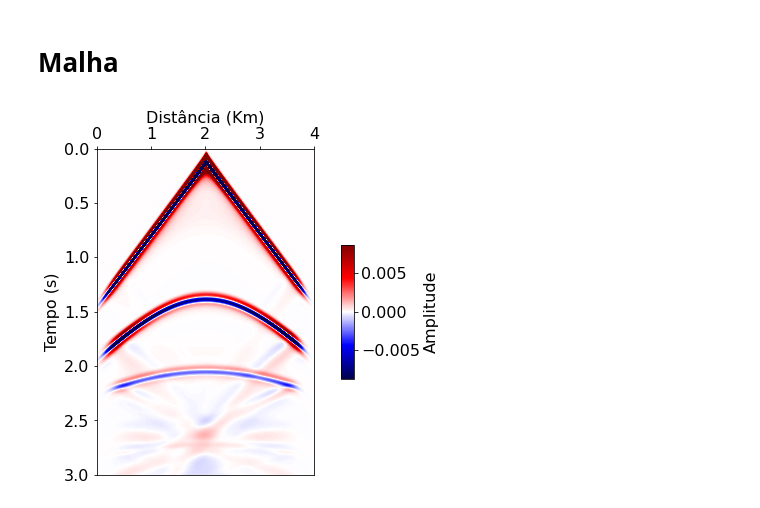
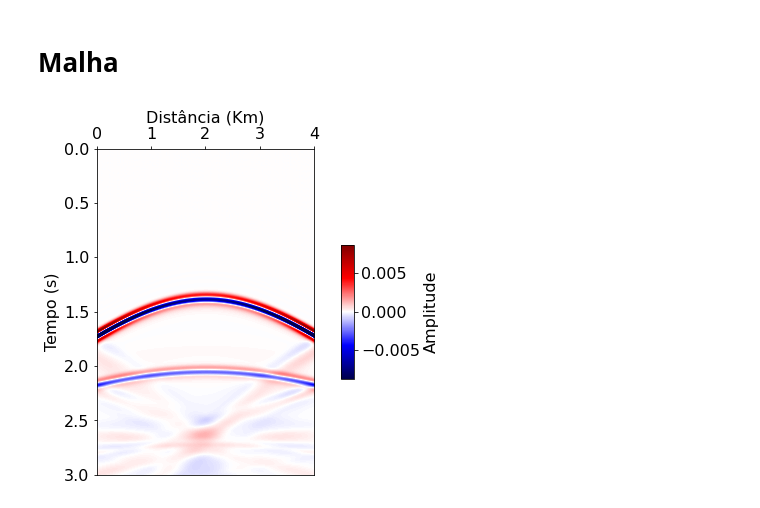
Before and after one commit to thiago-carneiro/mestrado, a Jupyter notebook: procSinais/modelagem.ipynb, the cells around one changed output. Drawn from its saved outputs; the diff is of its cells as text; code cells hidden in the pictures.

```diff
--- a/procSinais/modelagem.ipynb
+++ b/procSinais/modelagem.ipynb
@@ -234,20 +234,20 @@ class malha():
                 self.P2[:self.mod.Na,2:-2] = self.mod.fat_c[:self.mod.Na,2:-2] * self.P2[:self.mod.Na,2:-2]
                 self.P3[:self.mod.Na,2:-2] = self.mod.fat_c[:self.mod.Na,2:-2] * self.P3[:self.mod.Na,2:-2]
                     # Borda inferior
-                for k in range(2, self.mod.Nx - 2):
-                    for i in range(self.mod.Nz - self.mod.Na, self.mod.Nz):
-                        self.P2[i,k] = self.mod.fat_c[i,k] * self.P2[i,k]
-                        self.P3[i,k] = self.mod.fat_c[i,k] * self.P3[i,k]
+#                for k in range(2, self.mod.Nx - 2):
+#                    for i in range(self.mod.Nz - self.mod.Na, self.mod.Nz):
+                self.P2[-self.mod.Na:,2:-2] = self.mod.fat_c[-self.mod.Na:,2:-2] * self.P2[-self.mod.Na:,2:-2]
+                self.P3[-self.mod.Na:,2:-2] = self.mod.fat_c[-self.mod.Na:,2:-2] * self.P3[-self.mod.Na:,2:-2]
                     # Borda lateral esquerda
-                for k in range (self.mod.Na):
-                    for i in range(2, self.mod.Nz - 2):
-                        self.P2[i,k] = self.mod.fat_c[i,k] * self.P2[i,k]
-                        self.P3[i,k] = self.mod.fat_c[i,k] * self.P3[i,k]
+#                for k in range (self.mod.Na):
+#                    for i in range(2, self.mod.Nz - 2):
+                self.P2[2:-2,:self.mod.Na] = self.mod.fat_c[2:-2,:self.mod.Na] * self.P2[2:-2,:self.mod.Na]
+                self.P3[2:-2,:self.mod.Na] = self.mod.fat_c[2:-2,:self.mod.Na] * self.P3[2:-2,:self.mod.Na]
                 # Borda Lateral Direita
-                for k in range(self.mod.Nx - self.mod.Na, self.mod.Nx):
-                    for i in range(2, self.mod.Nz - 2):
-                        self.P2[i,k] = self.mod.fat_c[i,k] * self.P2[i,k]
-                        self.P3[i,k] = self.mod.fat_c[i,k] * self.P3[i,k]
+#                for k in range(self.mod.Nx - self.mod.Na, self.mod.Nx):
+#                    for i in range(2, self.mod.Nz - 2):
+                self.P2[2:-2,-self.mod.Na:] = self.mod.fat_c[2:-2,-self.mod.Na:] * self.P2[2:-2,-self.mod.Na:]
+                self.P3[2:-2,-self.mod.Na:] = self.mod.fat_c[2:-2,-self.mod.Na:] * self.P3[2:-2,-self.mod.Na:]
 
             if self.reynolds:
                 for k in range(2, self.mod.Nx - 2):
@@ -272,8 +272,8 @@ class malha():
             self.P3 = self.P3.copy()
 
             # Registro no sismograma de eventos detectados na posição dos receptores no passo de tempo atual
-            for k in range (self.mod.Nx):
-                self.sis[n, k] = self.P3[self.rec_shotz,k]
+#            for k in range (self.mod.Nx-(2*self.mod.Na)):
+            self.sis[n] = self.P3[self.rec_shotz,self.mod.Na:-self.mod.Na]
 
             # Impressão do andamento da modelagem a cada 1000 passos de tempo
             #if n % 1000 == 0:
@@ -291,32 +291,32 @@ class malha():
         Zmin = (0 * self.fnt.dt) * scaleZ
         Zmax = (self.ntotal * self.fnt.dt) * scaleZ
 
 
         ## Eixo horizontal no topo da figura
         plt.rcParams['xtick.bottom'] = False
         plt.rcParams['xtick.labelbottom'] = False
         plt.rcParams['xtick.top'] = True
         plt.rcParams['xtick.labeltop'] = True
 
         plt.rc('xtick', labelsize=16)
         plt.rc('ytick', labelsize=16)
         plt.rcParams.update({'font.size':16})
 
         max_sis = np.max(np.abs(self.sis))
 
         ## Formatação do plot
         fig, ax = plt.subplots(figsize=(6,6))
         ax.xaxis.set_label_position('top')
         if (remover_onda_direta):
             sis_homogeneo=malha(modelo_homogeneo(self.mod.Nx-(2*self.mod.Na),self.mod.Nz-(2*self.mod.Na),self.mod.vp[0,0]),fonte_sismica(),self.cerjan, self.reynolds).modelagem().sis
             im = ax.imshow(np.add(self.sis,-sis_homogeneo), cmap='seismic', vmin=-max_sis*50**(-1), vmax=max_sis*50**(-1), extent=[Xmin,Xmax,Zmax,Zmin], interpolation='bicubic', aspect=2)
         else:
             im = ax.imshow(self.sis, cmap='seismic', vmin=-max_sis*50**(-1), vmax=max_sis*50**(-1), extent=[Xmin,Xmax,Zmax,Zmin], interpolation='bicubic', aspect=2)
         cbar = fig.colorbar(im, ax=ax, fraction=0.04, pad=0.08, label='Amplitude', aspect=10)
         plt.xlabel('Distância (Km)', fontsize=16)
         plt.ylabel('Tempo (s)', fontsize=16)
         plt.show()
 
-malha(modelo_paralelas(),fonte_sismica(),cerjan=True,reynolds=True).modelagem().plot(remover_onda_direta=False)
+malha(modelo_paralelas(),fonte_sismica(),cerjan=True,reynolds=True).modelagem().plot(remover_onda_direta=True)
 # %% [output]
-[figure, old version]
+[figure, new version]
```
